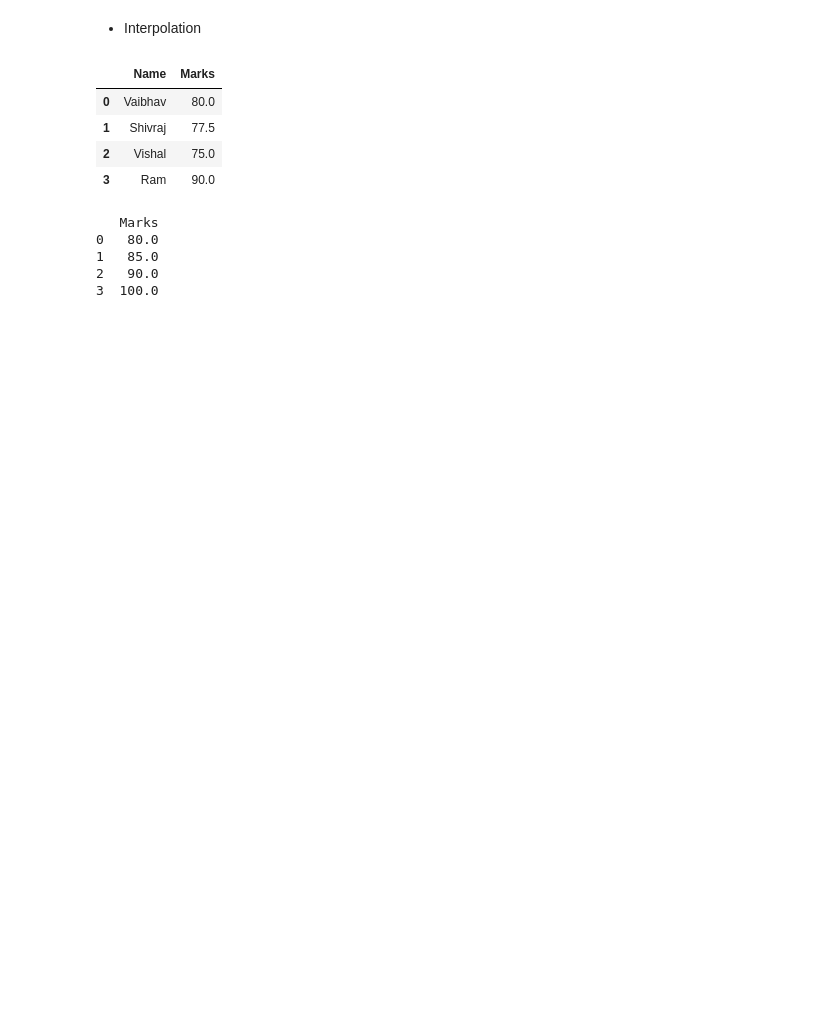
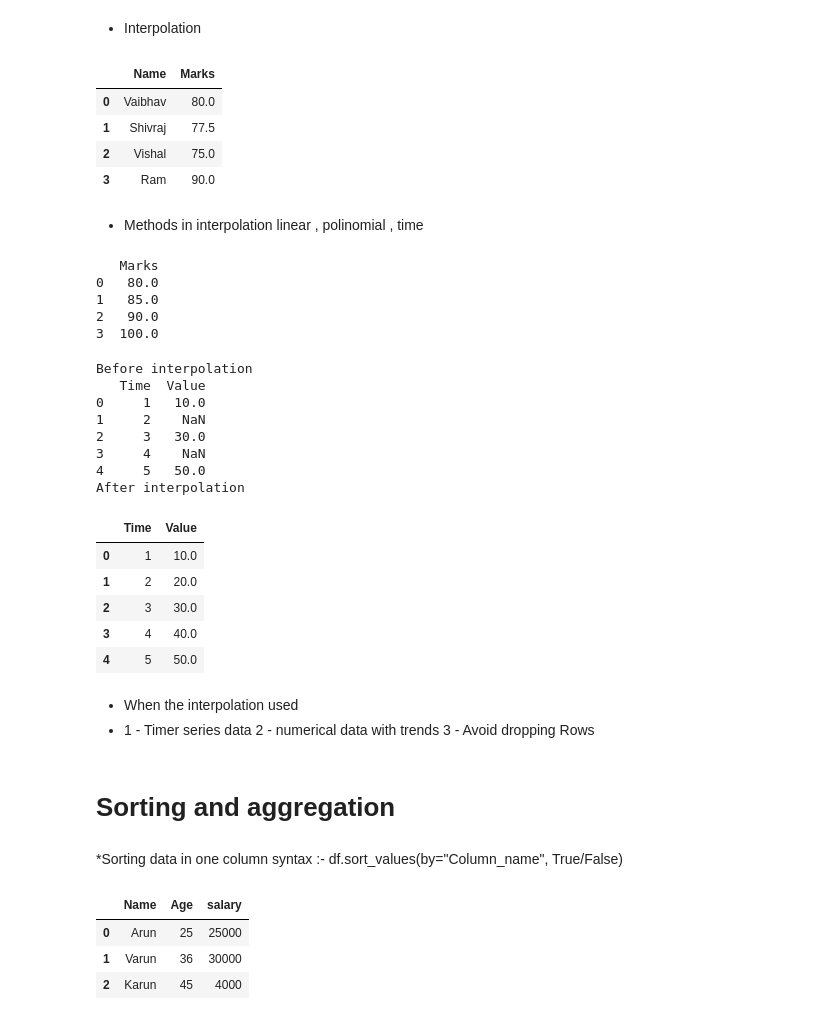
Before and after one commit to vishalpjadhav/Pandas, a Jupyter notebook: pandas2.ipynb, the cells around one changed output. Saved outputs shown, nothing was run; the diff lists cells and outputs as text; code cells hidden in the pictures; blank space fills up the shorter version.

Commit message:
The New day in pandas learning

```diff
--- a/pandas2.ipynb
+++ b/pandas2.ipynb
@@ -168,6 +177,9 @@ df
 | 1 | Shivraj | 77.5 |
 | 2 | Vishal | 75.0 |
 | 3 | Ram | 90.0 |
+# %% [markdown]
+* Methods in interpolation
+linear , polinomial , time
 # %%
 import pandas as pd
 
@@ -186,3 +198,41 @@ print(df)
 1   85.0
 2   90.0
 3  100.0
+# %%
+import pandas as pd
+data = {
+    "Time" : [1,2,3,4,5],
+    "Value" : [10,None,30 ,None,50]
+}
+df = pd.DataFrame(data)
+print("Before interpolation")
+print(df)
+
+df["Value"] = df["Value"].interpolate(method="linear")
+print("After interpolation")
+df
+# %% [output]
+Before interpolation
+   Time  Value
+0     1   10.0
+1     2    NaN
+2     3   30.0
+3     4    NaN
+4     5   50.0
+After interpolation
+|  | Time | Value |
+| 0 | 1 | 10.0 |
+| 1 | 2 | 20.0 |
+| 2 | 3 | 30.0 |
+| 3 | 4 | 40.0 |
+| 4 | 5 | 50.0 |
+# %% [markdown]
+* When the interpolation used
+* 1 - Timer series data
+2 - numerical data with trends
+3 - Avoid dropping Rows
+# %% [markdown]
+# Sorting and aggregation
+# %% [markdown]
+*Sorting data in one column
+syntax :- df.sort_values(by="Column_name", True/False)
@@ -188,0 +250,7 @@ print(df)
+# %%
+df
+# %% [output]
+|  | Name | Age | salary |
+| 0 | Arun | 25 | 25000 |
+| 1 | Varun | 36 | 30000 |
+| 2 | Karun | 45 | 4000 |
```
Also changed, not shown: parts of 24 cells of this notebook.
